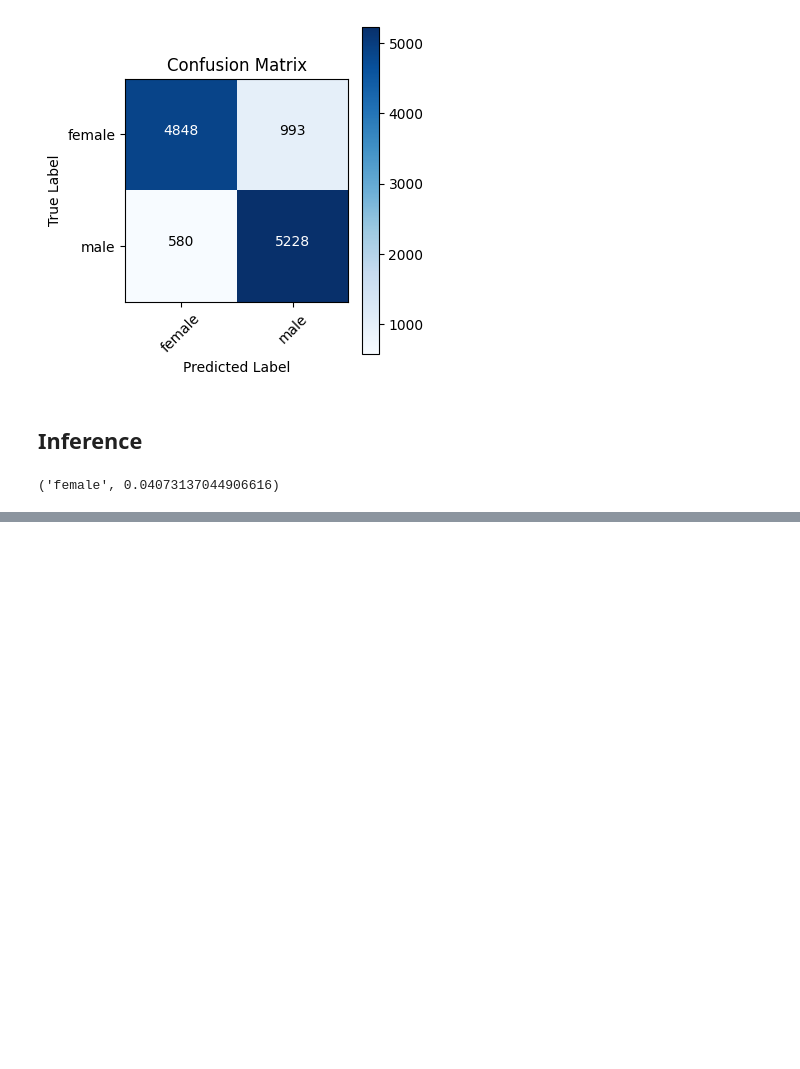
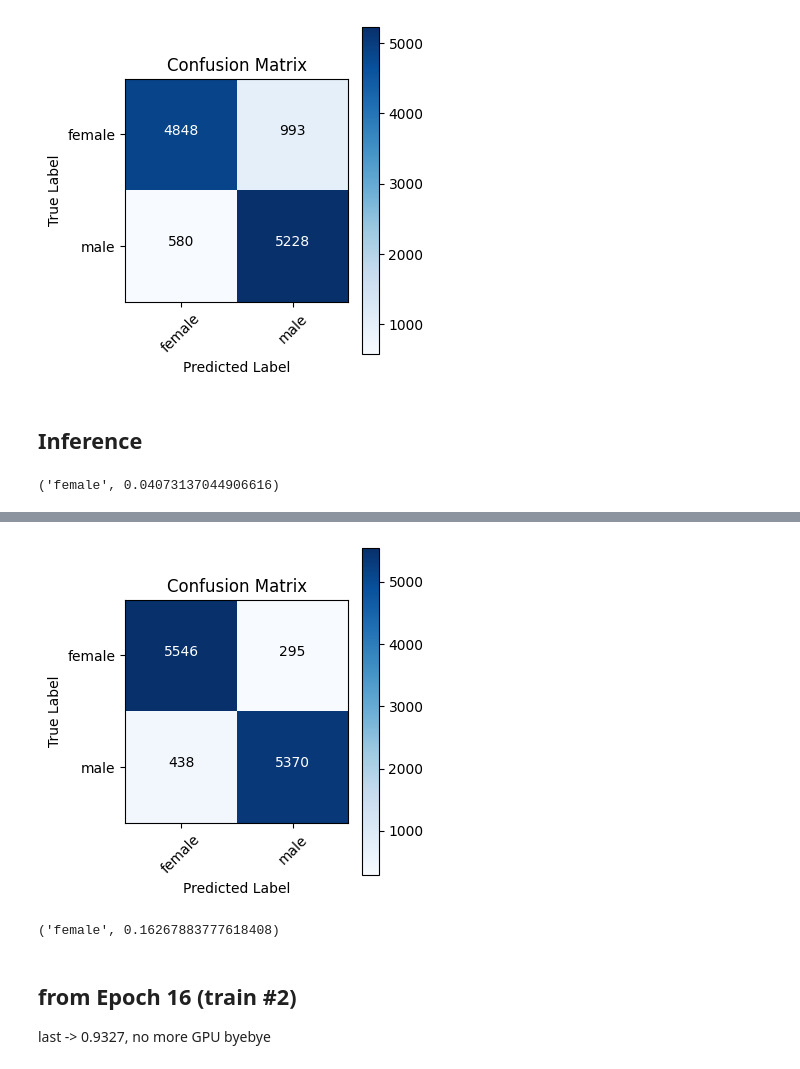
Before and after one commit to mudmemeshiba/GenderClassification, a Jupyter notebook: Enhanced_Gender_Classification.ipynb, the cells around one changed output, grey strips where cells are left out. Saved outputs shown, nothing was run; the diff lists cells and outputs as text; code cells hidden in the pictures; blank space fills up the shorter version.

```diff
--- a/Enhanced_Gender_Classification.ipynb
+++ b/Enhanced_Gender_Classification.ipynb
@@ -333,0 +478,19 @@ print(predict_image("/content/interence/45210.jpg"))
+# %%
+model.eval()
+all_logits, all_labels = [], []
+with torch.no_grad():
+    for imgs, labels in test_loader:
+        imgs = imgs.to(device)
+        logits = model(imgs).squeeze(1)
+        all_logits.append(logits.cpu())
+        all_labels.append(labels.float())
+
+logits = torch.cat(all_logits)
+labels = torch.cat(all_labels)
+probs = torch.sigmoid(logits).numpy()
+preds = (probs >= 0.5).astype(int)
+
+print(classification_report(labels.numpy().astype(int), preds, target_names=class_names))
+
+cm = confusion_matrix(labels.numpy().astype(int), preds)
+print("Confusion matrix:\n", cm)
@@ -333,0 +510,40 @@ print(predict_image("/content/interence/45210.jpg"))
+# %%
+def plot_cm(cm, classes):
+    plt.figure(figsize=(4,4))
+    plt.imshow(cm, interpolation='nearest', cmap=plt.cm.Blues)
+    plt.title("Confusion Matrix")
+    plt.colorbar()
+    tick_marks = np.arange(len(classes))
+    plt.xticks(tick_marks, classes, rotation=45)
+    plt.yticks(tick_marks, classes)
+    thresh = cm.max()/2
+    for i, j in itertools.product(range(cm.shape[0]), range(cm.shape[1])):
+        plt.text(j, i, format(cm[i,j], 'd'),
+                 horizontalalignment="center",
+                 color="white" if cm[i,j] > thresh else "black")
+    plt.ylabel("True Label")
+    plt.xlabel("Predicted Label")
+    plt.tight_layout()
+    plt.show()
+
+plot_cm(cm, class_names)
+# %% [output]
+[figure, added]
+# %%
+from PIL import Image
+
+def predict_image(path):
+    img = Image.open(path).convert("RGB")
+    x = test_tfms(img).unsqueeze(0).to(device)
+    with torch.no_grad():
+        logit = model(x).squeeze(1)
+        prob = torch.sigmoid(logit).item()
+    pred = int(prob >= 0.5)
+    return class_names[pred], prob
+
+print(predict_image("/content/inference/45210.jpg"))
+# %% [output]
+('female', 0.16267883777618408)
+# %% [markdown]
+## from Epoch 16 (train #2)
+last -> 0.9327, no more GPU byebye
```
Also changed, not shown: parts of 6 cells of this notebook.
